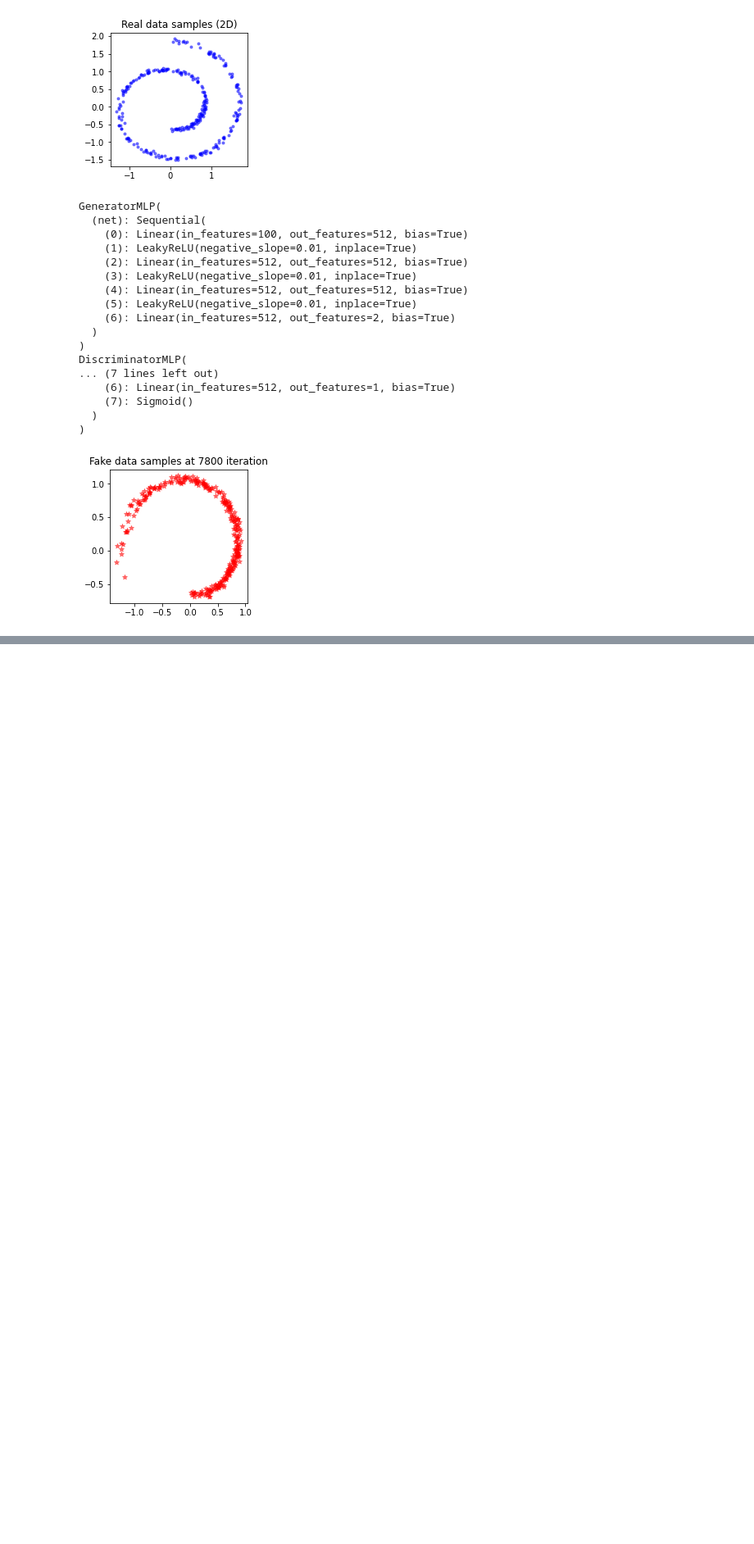
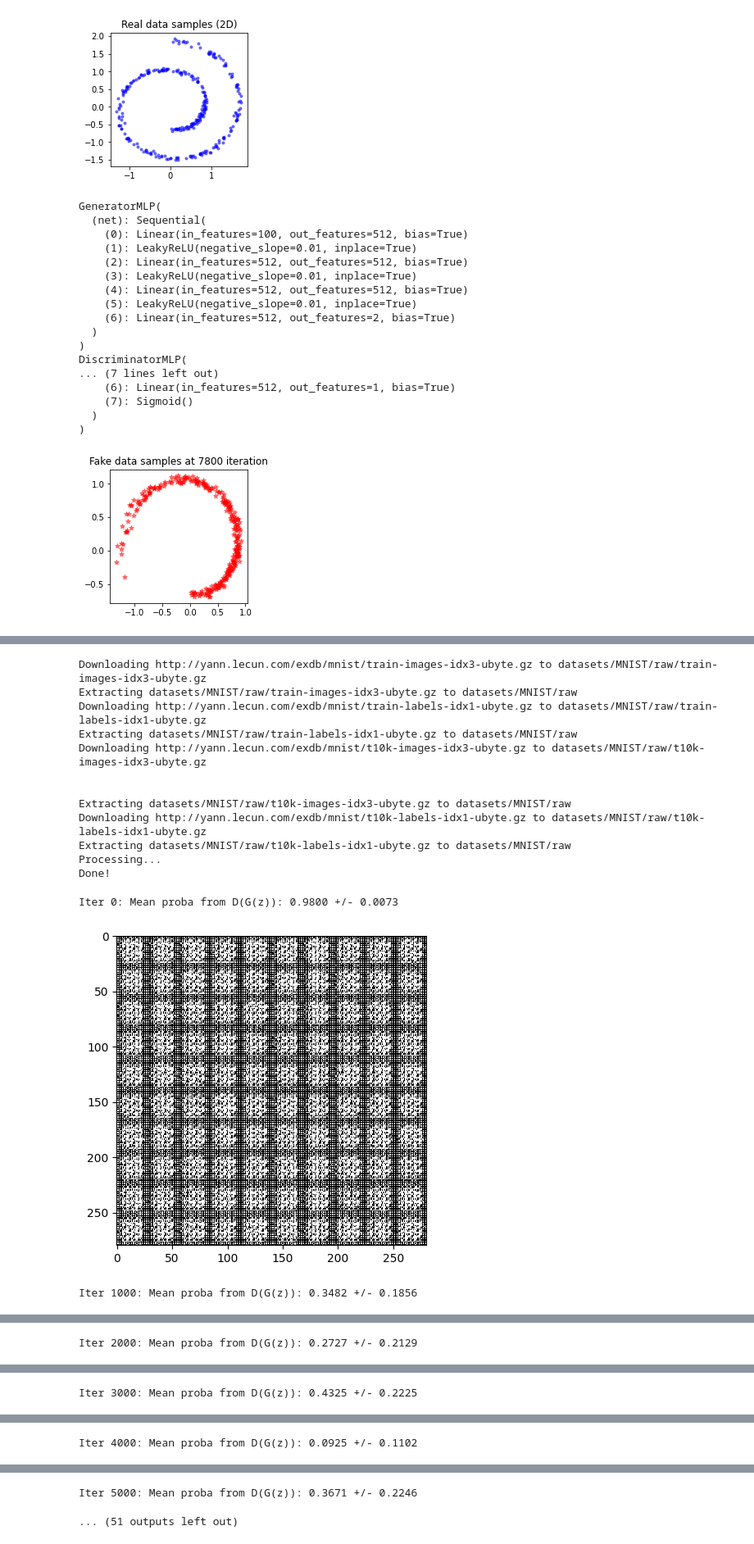
Before and after one commit to epfml/ML_course, a Jupyter notebook: labs/ex12/gans.ipynb, the cells around one changed output, grey strips where cells are left out. Shown at 82% size. Drawn from its saved outputs; the diff is of its cells as text; code cells hidden in the pictures; blank space fills up the shorter version.

```diff
--- a/labs/ex12/gans.ipynb
+++ b/labs/ex12/gans.ipynb
@@ -254,0 +515,43 @@ plt.show()
+# %%
+#@title Train DCGAN
+
+# Learning rate of the generator:
+g_lr = 1e-3   #@param {type:"number",  min:0.000001}
+# Learning rate of the discriminator:
+d_lr = 1e-3   #@param {type:"number",  min:0.000001}
+# batch size:
+batch_size = 50   #@param {type:"integer",  min:1}
+# number of training iterations
+total_iterations = 50000    #@param {type:"slider", min:1, max:150000, step:1}
+
+
+dataset = load_mnist(data_dir='datasets')  # load the MNIST dataset
+
+G = GeneratorCNN28(noise_dim=_NOISE_DIM, out_tanh=True)
+D = DiscriminatorCNN28(spectral_norm=False, img_size=28)
+
+train(G, D, dataset,
+      iterations=total_iterations,
+      batch_size=batch_size,  # Hyper-parameter: batch size
+      lrD=d_lr,  # Hyper-parameter: learning rate of the discriminator
+      lrG=g_lr,  # Hyper-parameter: learning rate of the generator
+      beta1=0.05,  # Hyper-parameter: for Adam (smaller values empirically shown better)
+      plot_every=1000,
+      n_workers=5,
+      device='cuda')
+# %% [output]
+Downloading http://yann.lecun.com/exdb/mnist/train-images-idx3-ubyte.gz to datasets/MNIST/raw/train-images-idx3-ubyte.gz
+Extracting datasets/MNIST/raw/train-images-idx3-ubyte.gz to datasets/MNIST/raw
+Downloading http://yann.lecun.com/exdb/mnist/train-labels-idx1-ubyte.gz to datasets/MNIST/raw/train-labels-idx1-ubyte.gz
+Extracting datasets/MNIST/raw/train-labels-idx1-ubyte.gz to datasets/MNIST/raw
+Downloading http://yann.lecun.com/exdb/mnist/t10k-images-idx3-ubyte.gz to datasets/MNIST/raw/t10k-images-idx3-ubyte.gz
+
+
+Extracting datasets/MNIST/raw/t10k-images-idx3-ubyte.gz to datasets/MNIST/raw
+Downloading http://yann.lecun.com/exdb/mnist/t10k-labels-idx1-ubyte.gz to datasets/MNIST/raw/t10k-labels-idx1-ubyte.gz
+Extracting datasets/MNIST/raw/t10k-labels-idx1-ubyte.gz to datasets/MNIST/raw
+Processing...
+Done!
+Iter 0: Mean proba from D(G(z)): 0.9800 +/- 0.0073
+[figure, added]
+Iter 1000: Mean proba from D(G(z)): 0.3482 +/- 0.1856
@@ -254,0 +559 @@ plt.show()
+Iter 2000: Mean proba from D(G(z)): 0.2727 +/- 0.2129
@@ -254,0 +561 @@ plt.show()
+Iter 3000: Mean proba from D(G(z)): 0.4325 +/- 0.2225
@@ -254,0 +563 @@ plt.show()
+Iter 4000: Mean proba from D(G(z)): 0.0925 +/- 0.1102
@@ -254,0 +565,2 @@ plt.show()
+Iter 5000: Mean proba from D(G(z)): 0.3671 +/- 0.2246
+... (51 outputs left out)
```
Also changed, not shown: parts of 6 cells of this notebook.
